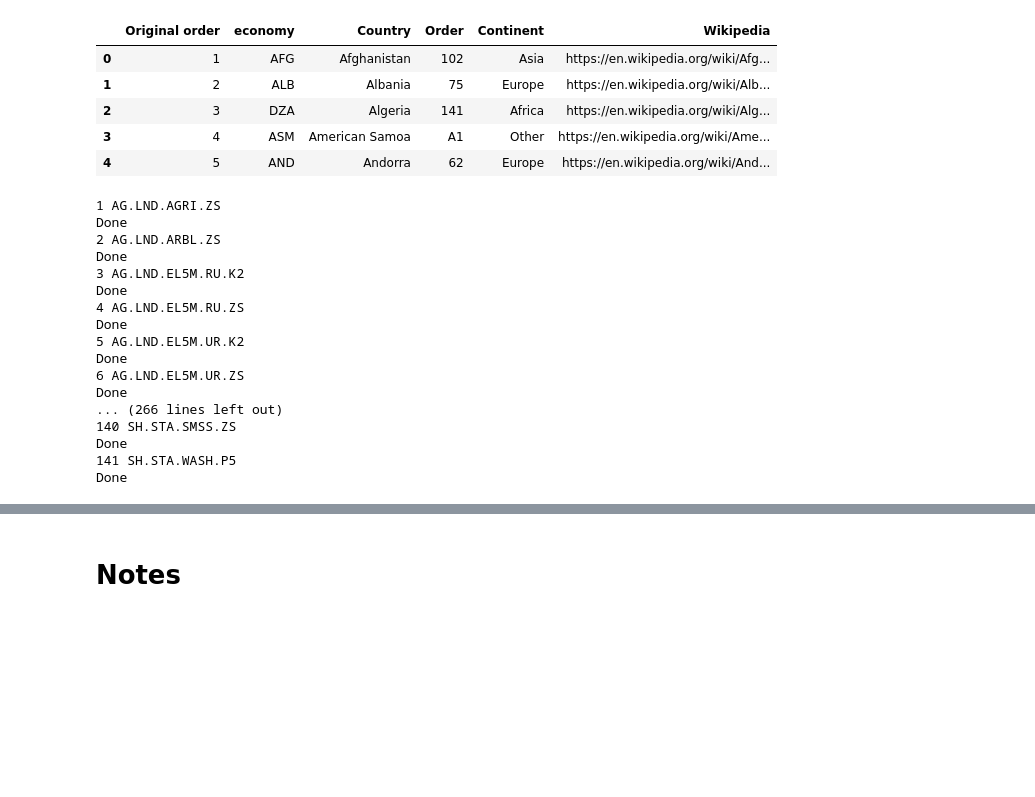
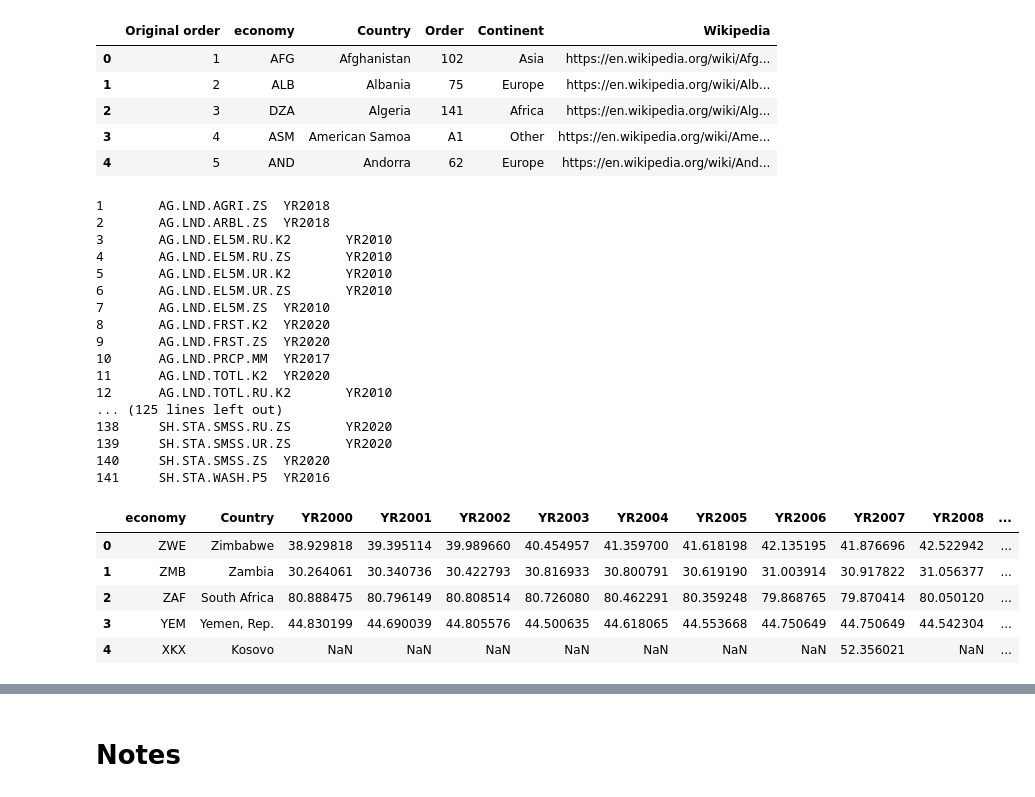
Before and after one commit to JavierParada/JavierParada.github.io, a Jupyter notebook: Inventory/Inventory.ipynb, the cells around one changed output, grey strips where cells are left out. Saved outputs shown, nothing was run; the diff lists cells and outputs as text; code cells hidden in the pictures; blank space fills up the shorter version.

```diff
--- a/Inventory/Inventory.ipynb
+++ b/Inventory/Inventory.ipynb
@@ -131,35 +113,52 @@ wikipedia.head()
 # %%
 appended_data = []
 for count, variable in enumerate(environment135, start=1):
-    print(count, variable)
+
     df = wb.data.DataFrame(series = variable,
                     economy = countries,
-                    time = range(2000, 2022, 1),
+                    time = range(2000, 2023, 1),
                     db=2, labels=True).reset_index()
+    clean = df.dropna(how='all', axis=1)
+    last = clean.columns[-1]
+    print(count, variable, last, sep='\t')
+
     df["variable"] = variable
-    print("Done")
+    # print("Done")
     appended_data.append(df)
 
 appended_data = pd.concat(appended_data)
 # appended_data.to_excel('appended.xlsx')
 # %% [output]
-1 AG.LND.AGRI.ZS
-Done
-2 AG.LND.ARBL.ZS
-Done
-3 AG.LND.EL5M.RU.K2
-Done
-4 AG.LND.EL5M.RU.ZS
-Done
-5 AG.LND.EL5M.UR.K2
-Done
-6 AG.LND.EL5M.UR.ZS
-Done
-... (266 lines left out)
-140 SH.STA.SMSS.ZS
-Done
-141 SH.STA.WASH.P5
-Done
+1       AG.LND.AGRI.ZS  YR2018
+2       AG.LND.ARBL.ZS  YR2018
+3       AG.LND.EL5M.RU.K2       YR2010
+4       AG.LND.EL5M.RU.ZS       YR2010
+5       AG.LND.EL5M.UR.K2       YR2010
+6       AG.LND.EL5M.UR.ZS       YR2010
+7       AG.LND.EL5M.ZS  YR2010
+8       AG.LND.FRST.K2  YR2020
+9       AG.LND.FRST.ZS  YR2020
+10      AG.LND.PRCP.MM  YR2017
+11      AG.LND.TOTL.K2  YR2020
+12      AG.LND.TOTL.RU.K2       YR2010
+... (125 lines left out)
+138     SH.STA.SMSS.RU.ZS       YR2020
+139     SH.STA.SMSS.UR.ZS       YR2020
+140     SH.STA.SMSS.ZS  YR2020
+141     SH.STA.WASH.P5  YR2016
+# %%
+# add 2021 because it's empty right now
+appended_data['YR2021'] = np.nan
+appended_data['YR2022'] = np.nan
+appended_data['YR2023'] = np.nan
+appended_data.head()
+# %% [output]
+|  | economy | Country | YR2000 | YR2001 | YR2002 | YR2003 | YR2004 | YR2005 | YR2006 | YR2007 | YR2008 | ... |
+| 0 | ZWE | Zimbabwe | 38.929818 | 39.395114 | 39.989660 | 40.454957 | 41.359700 | 41.618198 | 42.135195 | 41.876696 | 42.522942 | ... |
+| 1 | ZMB | Zambia | 30.264061 | 30.340736 | 30.422793 | 30.816933 | 30.800791 | 30.619190 | 31.003914 | 30.917822 | 31.056377 | ... |
+| 2 | ZAF | South Africa | 80.888475 | 80.796149 | 80.808514 | 80.726080 | 80.462291 | 80.359248 | 79.868765 | 79.870414 | 80.050120 | ... |
+| 3 | YEM | Yemen, Rep. | 44.830199 | 44.690039 | 44.805576 | 44.500635 | 44.618065 | 44.553668 | 44.750649 | 44.750649 | 44.542304 | ... |
+| 4 | XKX | Kosovo | NaN | NaN | NaN | NaN | NaN | NaN | NaN | 52.356021 | NaN | ... |
 # %%
 tableau = appended_data.groupby('variable').count().reset_index()
 tableau[['CETS1','CETS2','CETS3','CETS4','CETS5','CETS6']] = tableau['variable'].str.split(expand=True, pat='.')
```
Also changed, not shown: parts of 17 cells of this notebook.
